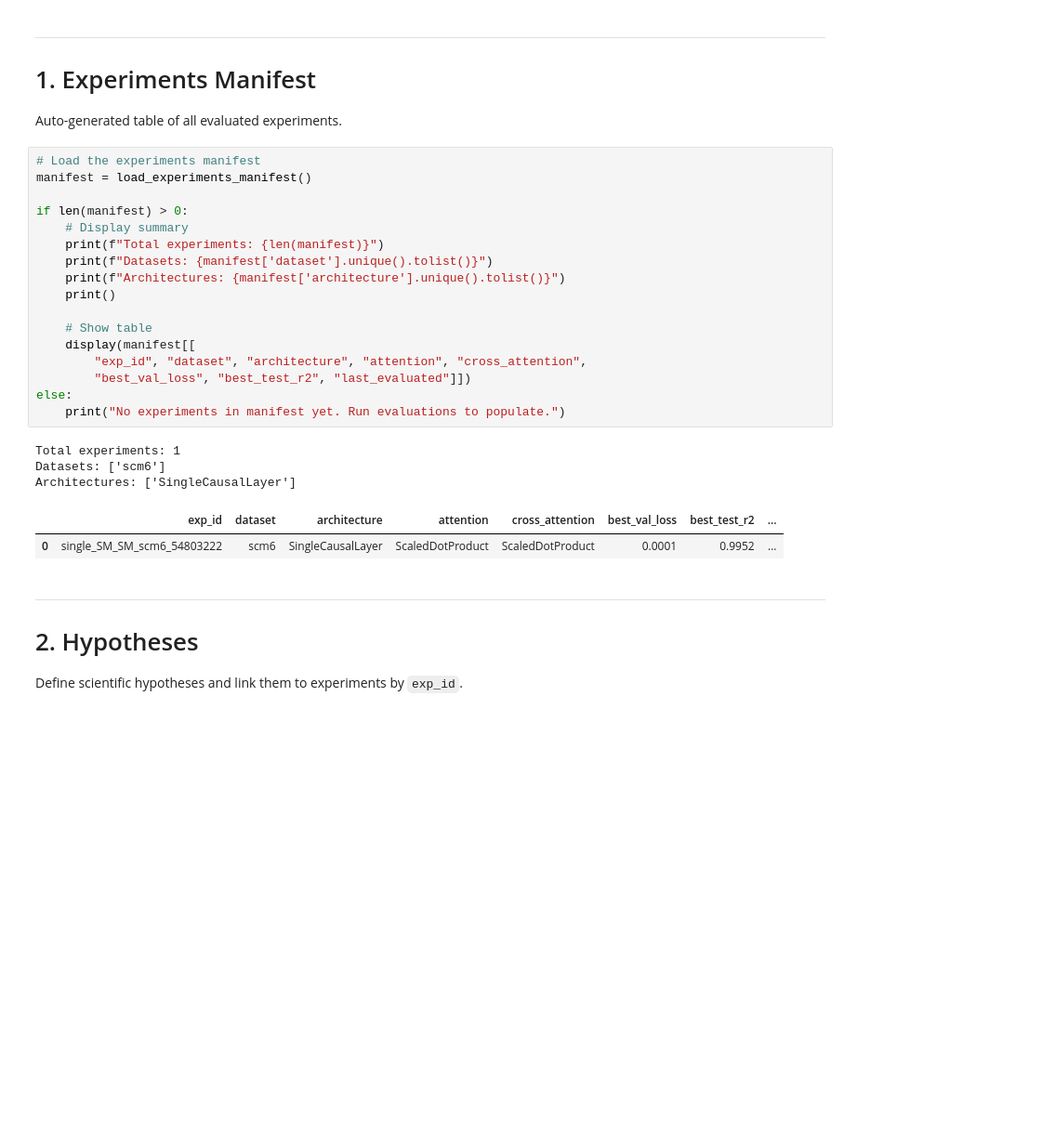
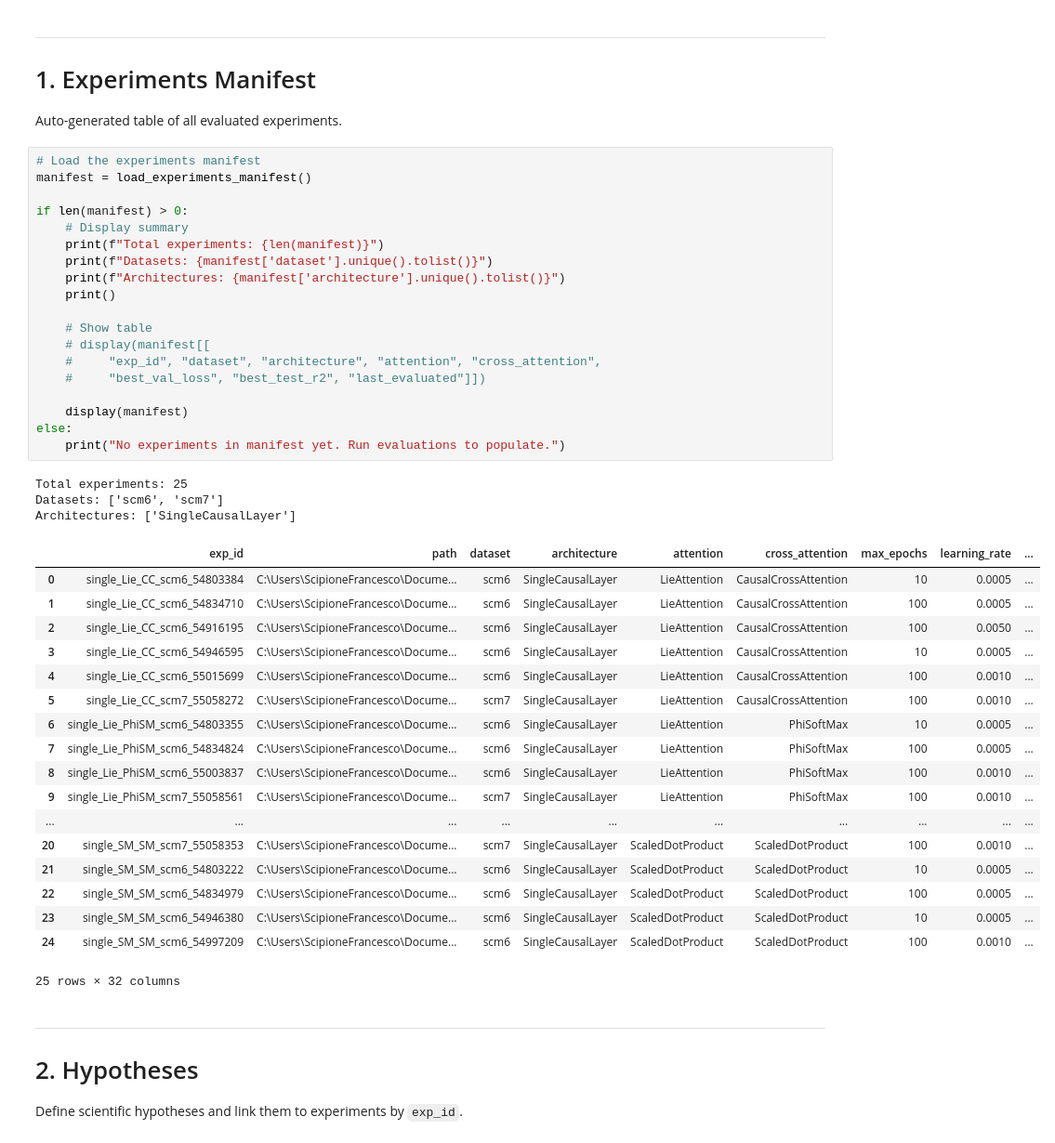
Before and after one commit to scipi1/causaliT, a Jupyter notebook: notebooks/experiments_analysis.ipynb, the cells around one changed output. Shown at 93% size. Saved outputs shown, nothing was run; the diff lists cells and outputs as text; blank space fills up the shorter version.

```diff
--- a/notebooks/experiments_analysis.ipynb
+++ b/notebooks/experiments_analysis.ipynb
@@ -37,26 +37,44 @@ Auto-generated table of all evaluated experiments.
 # %%
 # Load the experiments manifest
 manifest = load_experiments_manifest()
 
 if len(manifest) > 0:
     # Display summary
     print(f"Total experiments: {len(manifest)}")
     print(f"Datasets: {manifest['dataset'].unique().tolist()}")
     print(f"Architectures: {manifest['architecture'].unique().tolist()}")
     print()
 
     # Show table
-    display(manifest[[
-        "exp_id", "dataset", "architecture", "attention", "cross_attention",
-        "best_val_loss", "best_test_r2", "last_evaluated"]])
+    # display(manifest[[
+    #     "exp_id", "dataset", "architecture", "attention", "cross_attention",
+    #     "best_val_loss", "best_test_r2", "last_evaluated"]])
+
+    display(manifest)
 else:
     print("No experiments in manifest yet. Run evaluations to populate.")
 # %% [output]
-Total experiments: 1
-Datasets: ['scm6']
+Total experiments: 25
+Datasets: ['scm6', 'scm7']
 Architectures: ['SingleCausalLayer']
-|  | exp_id | dataset | architecture | attention | cross_attention | best_val_loss | best_test_r2 | ... |
-| 0 | single_SM_SM_scm6_54803222 | scm6 | SingleCausalLayer | ScaledDotProduct | ScaledDotProduct | 0.0001 | 0.9952 | ... |
+|  | exp_id | path | dataset | architecture | attention | cross_attention | max_epochs | learning_rate | ... |
+| 0 | single_Lie_CC_scm6_54803384 | C:\Users\ScipioneFrancesco\Docume... | scm6 | SingleCausalLayer | LieAttention | CausalCrossAttention | 10 | 0.0005 | ... |
+| 1 | single_Lie_CC_scm6_54834710 | C:\Users\ScipioneFrancesco\Docume... | scm6 | SingleCausalLayer | LieAttention | CausalCrossAttention | 100 | 0.0005 | ... |
+| 2 | single_Lie_CC_scm6_54916195 | C:\Users\ScipioneFrancesco\Docume... | scm6 | SingleCausalLayer | LieAttention | CausalCrossAttention | 100 | 0.0050 | ... |
+| 3 | single_Lie_CC_scm6_54946595 | C:\Users\ScipioneFrancesco\Docume... | scm6 | SingleCausalLayer | LieAttention | CausalCrossAttention | 10 | 0.0005 | ... |
+| 4 | single_Lie_CC_scm6_55015699 | C:\Users\ScipioneFrancesco\Docume... | scm6 | SingleCausalLayer | LieAttention | CausalCrossAttention | 100 | 0.0010 | ... |
+| 5 | single_Lie_CC_scm7_55058272 | C:\Users\ScipioneFrancesco\Docume... | scm7 | SingleCausalLayer | LieAttention | CausalCrossAttention | 100 | 0.0010 | ... |
+| 6 | single_Lie_PhiSM_scm6_54803355 | C:\Users\ScipioneFrancesco\Docume... | scm6 | SingleCausalLayer | LieAttention | PhiSoftMax | 10 | 0.0005 | ... |
+| 7 | single_Lie_PhiSM_scm6_54834824 | C:\Users\ScipioneFrancesco\Docume... | scm6 | SingleCausalLayer | LieAttention | PhiSoftMax | 100 | 0.0005 | ... |
+| 8 | single_Lie_PhiSM_scm6_55003837 | C:\Users\ScipioneFrancesco\Docume... | scm6 | SingleCausalLayer | LieAttention | PhiSoftMax | 100 | 0.0010 | ... |
+| 9 | single_Lie_PhiSM_scm7_55058561 | C:\Users\ScipioneFrancesco\Docume... | scm7 | SingleCausalLayer | LieAttention | PhiSoftMax | 100 | 0.0010 | ... |
+| ... | ... | ... | ... | ... | ... | ... | ... | ... | ... |
+| 20 | single_SM_SM_scm7_55058353 | C:\Users\ScipioneFrancesco\Docume... | scm7 | SingleCausalLayer | ScaledDotProduct | ScaledDotProduct | 100 | 0.0010 | ... |
+| 21 | single_SM_SM_scm6_54803222 | C:\Users\ScipioneFrancesco\Docume... | scm6 | SingleCausalLayer | ScaledDotProduct | ScaledDotProduct | 10 | 0.0005 | ... |
+| 22 | single_SM_SM_scm6_54834979 | C:\Users\ScipioneFrancesco\Docume... | scm6 | SingleCausalLayer | ScaledDotProduct | ScaledDotProduct | 100 | 0.0005 | ... |
+| 23 | single_SM_SM_scm6_54946380 | C:\Users\ScipioneFrancesco\Docume... | scm6 | SingleCausalLayer | ScaledDotProduct | ScaledDotProduct | 10 | 0.0005 | ... |
+| 24 | single_SM_SM_scm6_54997209 | C:\Users\ScipioneFrancesco\Docume... | scm6 | SingleCausalLayer | ScaledDotProduct | ScaledDotProduct | 100 | 0.0010 | ... |
+25 rows × 32 columns
 # %% [markdown]
 ---
 # 2. Hypotheses
```
Also changed, not shown: parts of 2 cells of this notebook, 37 other files.
